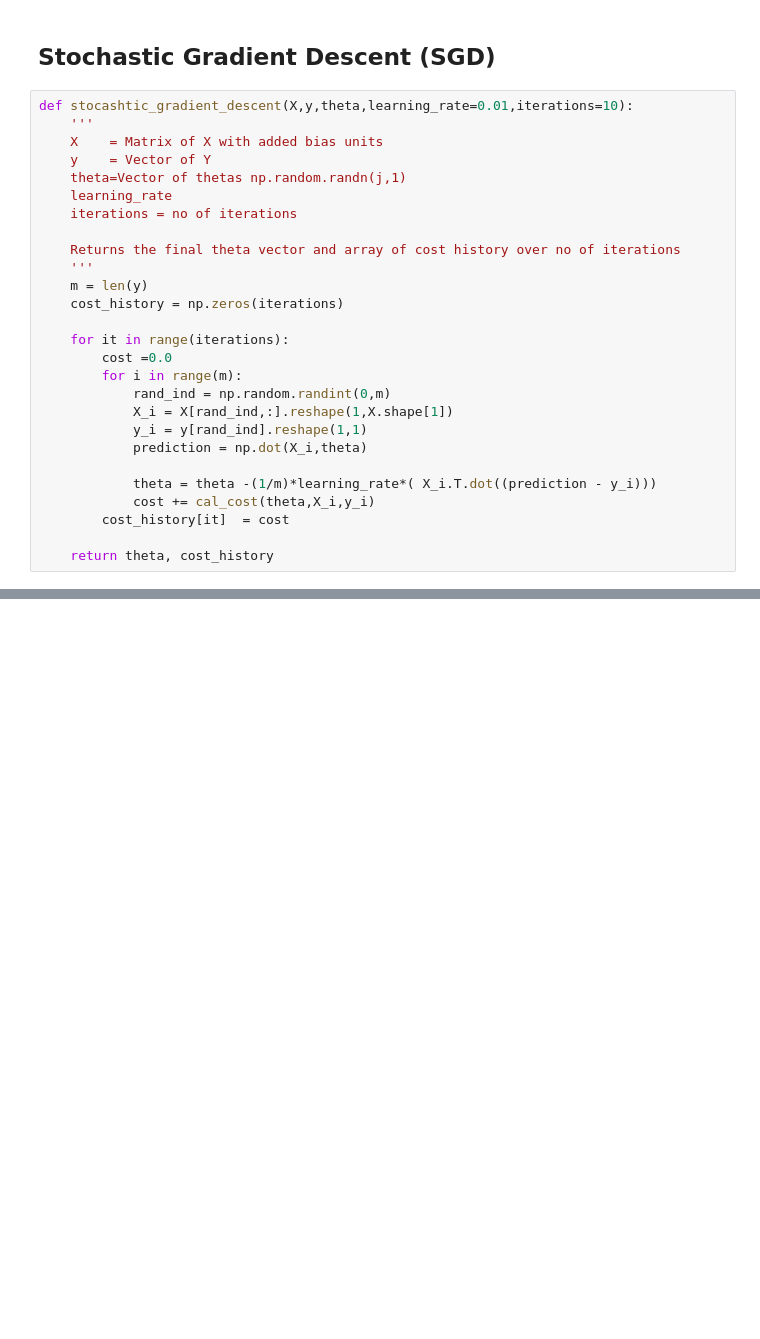
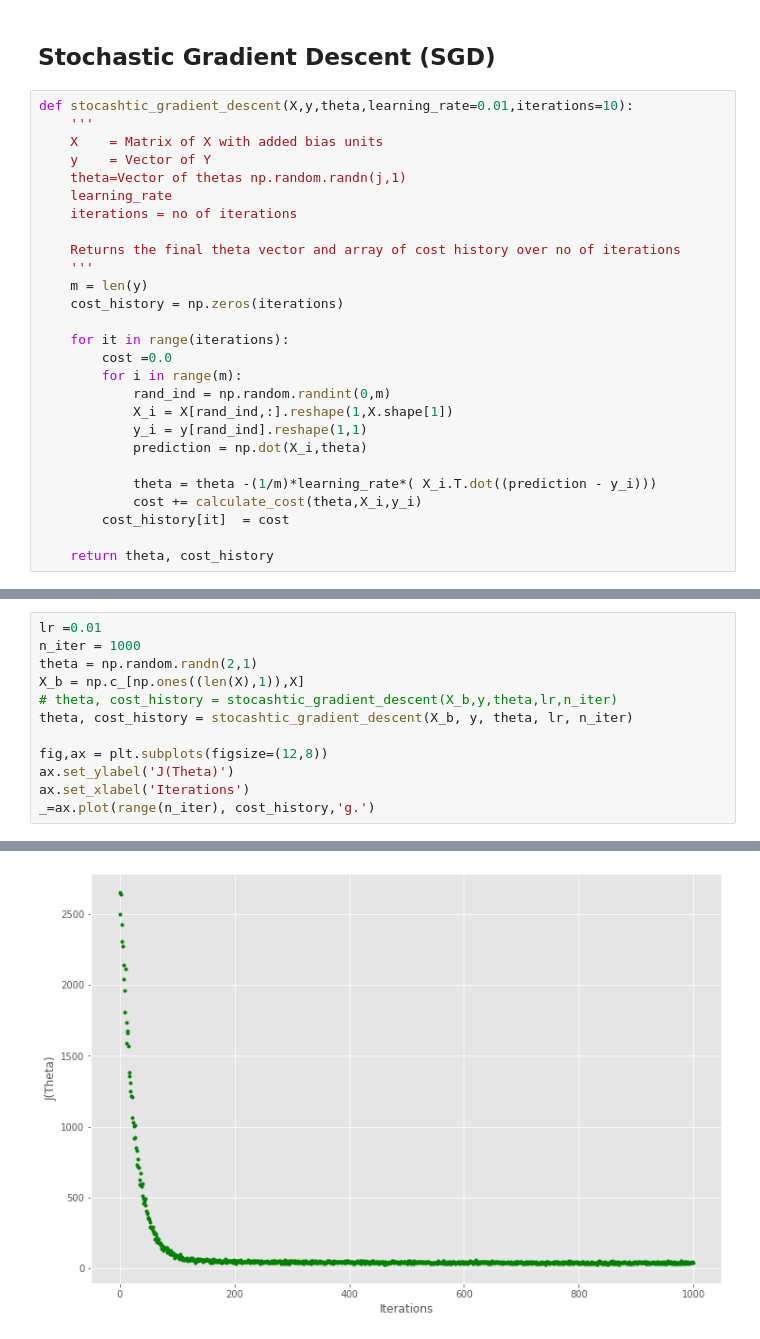
Before and after one commit to twyunting/DATA-642_Advanced_Machine_Learning, a Jupyter notebook: Quizes/01/Yunting_quiz01.ipynb, the cells around one changed output, grey strips where cells are left out. Drawn from its saved outputs; the diff is of its cells as text; blank space fills up the shorter version.

```diff
--- a/Quizes/01/Yunting_quiz01.ipynb
+++ b/Quizes/01/Yunting_quiz01.ipynb
@@ -167,7 +194,7 @@ def stocashtic_gradient_descent(X,y,theta,learning_rate=0.01,iterations=10):
             prediction = np.dot(X_i,theta)
 
             theta = theta -(1/m)*learning_rate*( X_i.T.dot((prediction - y_i)))
-            cost += cal_cost(theta,X_i,y_i)
+            cost += calculate_cost(theta,X_i,y_i)
         cost_history[it]  = cost
 
     return theta, cost_history
@@ -173,0 +203,13 @@ def stocashtic_gradient_descent(X,y,theta,learning_rate=0.01,iterations=10):
+# %%
+lr =0.01
+n_iter = 1000
+theta = np.random.randn(2,1)
+X_b = np.c_[np.ones((len(X),1)),X]
+# theta, cost_history = stocashtic_gradient_descent(X_b,y,theta,lr,n_iter)
+theta, cost_history = stocashtic_gradient_descent(X_b, y, theta, lr, n_iter)
+
+fig,ax = plt.subplots(figsize=(12,8))
+ax.set_ylabel('J(Theta)')
+ax.set_xlabel('Iterations')
+_=ax.plot(range(n_iter), cost_history,'g.')
+# %% [output]
@@ -173,0 +233 @@ def stocashtic_gradient_descent(X,y,theta,learning_rate=0.01,iterations=10):
+[figure, added]
```
Also changed, not shown: parts of 22 cells of this notebook, 2 other files.
